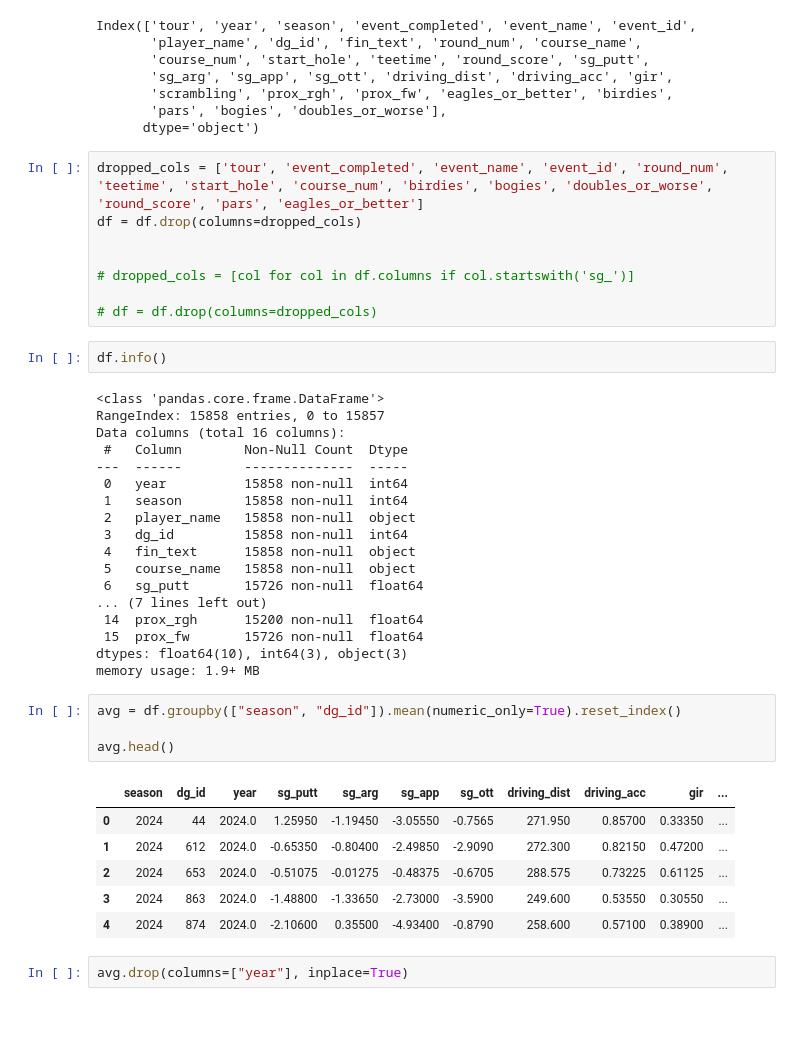
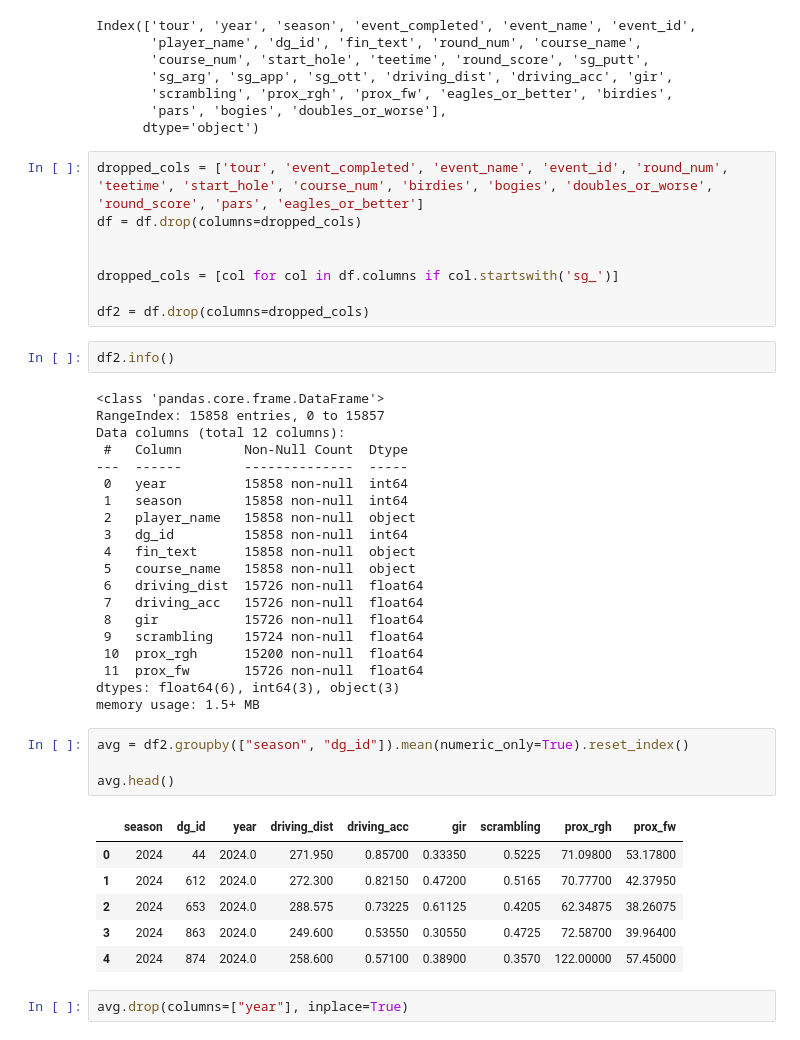
Before and after one commit to vetherton/COS497IW, a Jupyter notebook: PCA.ipynb, the cells around one changed output. Saved outputs shown, nothing was run; the diff lists cells and outputs as text.

```diff
--- a/PCA.ipynb
+++ b/PCA.ipynb
@@ -42,15 +42,15 @@ dropped_cols = ['tour', 'event_completed', 'event_name', 'event_id', 'round_num'
 df = df.drop(columns=dropped_cols)
 
 
-# dropped_cols = [col for col in df.columns if col.startswith('sg_')]
+dropped_cols = [col for col in df.columns if col.startswith('sg_')]
 
-# df = df.drop(columns=dropped_cols)
+df2 = df.drop(columns=dropped_cols)
 # %%
-df.info()
+df2.info()
 # %% [output]
 <class 'pandas.core.frame.DataFrame'>
 RangeIndex: 15858 entries, 0 to 15857
-Data columns (total 16 columns):
+Data columns (total 12 columns):
  #   Column        Non-Null Count  Dtype
 ---  ------        --------------  -----
  0   year          15858 non-null  int64
@@ -59,23 +59,25 @@ Data columns (total 16 columns):
  3   dg_id         15858 non-null  int64
  4   fin_text      15858 non-null  object
  5   course_name   15858 non-null  object
- 6   sg_putt       15726 non-null  float64
-... (7 lines left out)
- 14  prox_rgh      15200 non-null  float64
- 15  prox_fw       15726 non-null  float64
-dtypes: float64(10), int64(3), object(3)
-memory usage: 1.9+ MB
+ 6   driving_dist  15726 non-null  float64
+ 7   driving_acc   15726 non-null  float64
+ 8   gir           15726 non-null  float64
+ 9   scrambling    15724 non-null  float64
+ 10  prox_rgh      15200 non-null  float64
+ 11  prox_fw       15726 non-null  float64
+dtypes: float64(6), int64(3), object(3)
+memory usage: 1.5+ MB
 # %%
-avg = df.groupby(["season", "dg_id"]).mean(numeric_only=True).reset_index()
+avg = df2.groupby(["season", "dg_id"]).mean(numeric_only=True).reset_index()
 
 avg.head()
 # %% [output]
-|  | season | dg_id | year | sg_putt | sg_arg | sg_app | sg_ott | driving_dist | driving_acc | gir | ... |
-| 0 | 2024 | 44 | 2024.0 | 1.25950 | -1.19450 | -3.05550 | -0.7565 | 271.950 | 0.85700 | 0.33350 | ... |
-| 1 | 2024 | 612 | 2024.0 | -0.65350 | -0.80400 | -2.49850 | -2.9090 | 272.300 | 0.82150 | 0.47200 | ... |
-| 2 | 2024 | 653 | 2024.0 | -0.51075 | -0.01275 | -0.48375 | -0.6705 | 288.575 | 0.73225 | 0.61125 | ... |
-| 3 | 2024 | 863 | 2024.0 | -1.48800 | -1.33650 | -2.73000 | -3.5900 | 249.600 | 0.53550 | 0.30550 | ... |
-| 4 | 2024 | 874 | 2024.0 | -2.10600 | 0.35500 | -4.93400 | -0.8790 | 258.600 | 0.57100 | 0.38900 | ... |
+|  | season | dg_id | year | driving_dist | driving_acc | gir | scrambling | prox_rgh | prox_fw |
+| 0 | 2024 | 44 | 2024.0 | 271.950 | 0.85700 | 0.33350 | 0.5225 | 71.09800 | 53.17800 |
+| 1 | 2024 | 612 | 2024.0 | 272.300 | 0.82150 | 0.47200 | 0.5165 | 70.77700 | 42.37950 |
+| 2 | 2024 | 653 | 2024.0 | 288.575 | 0.73225 | 0.61125 | 0.4205 | 62.34875 | 38.26075 |
+| 3 | 2024 | 863 | 2024.0 | 249.600 | 0.53550 | 0.30550 | 0.4725 | 72.58700 | 39.96400 |
+| 4 | 2024 | 874 | 2024.0 | 258.600 | 0.57100 | 0.38900 | 0.3570 | 122.00000 | 57.45000 |
 # %%
 avg.drop(columns=["year"], inplace=True)
 # %%
```
Also changed, not shown: parts of 6 cells of this notebook, 1 other file.
